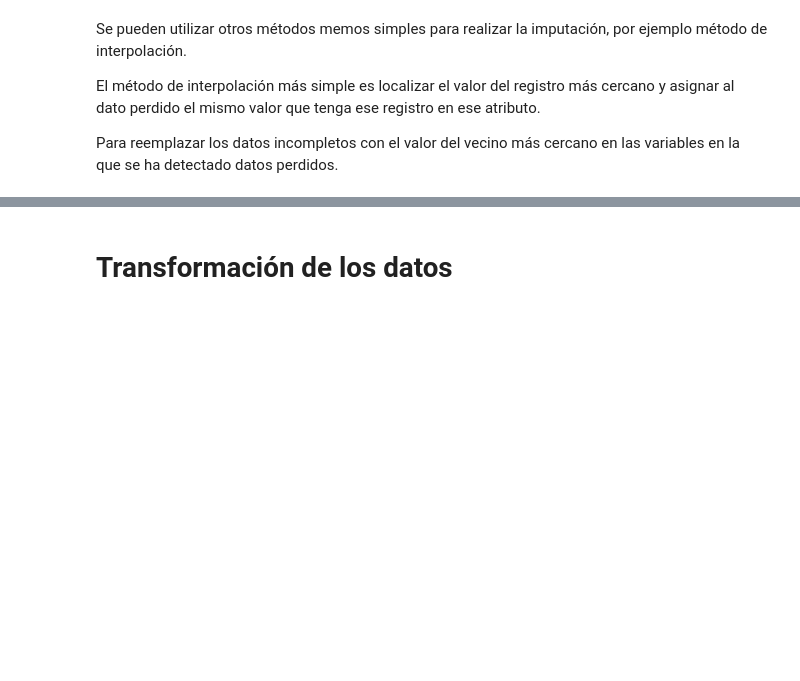
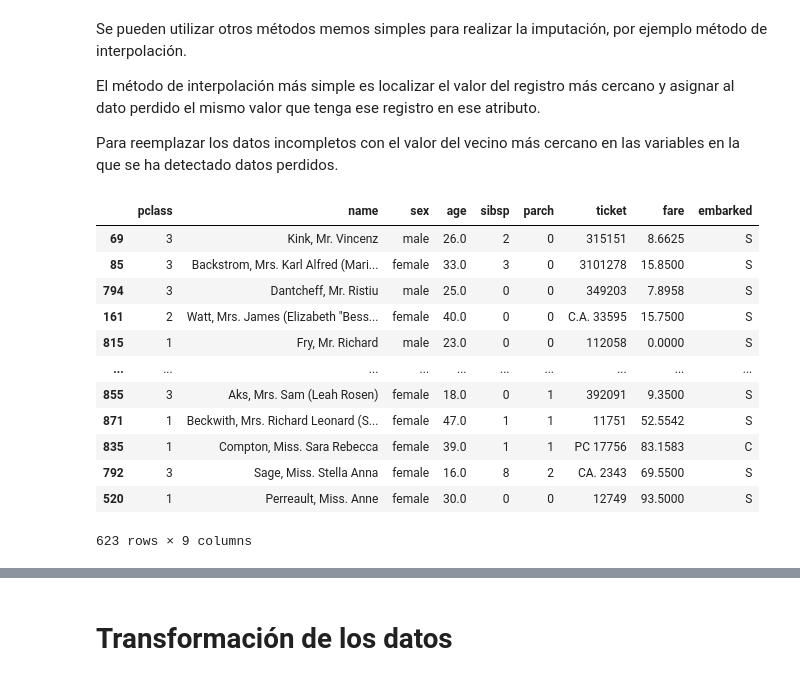
Before and after one commit to duvan1026/Titanic_Big_Data, a Jupyter notebook: ABD_CastroBautistaDuvanDario.ipynb, the cells around one changed output, grey strips where cells are left out. Drawn from its saved outputs; the diff is of its cells as text; code cells hidden in the pictures; blank space fills up the shorter version.

```diff
--- a/ABD_CastroBautistaDuvanDario.ipynb
+++ b/ABD_CastroBautistaDuvanDario.ipynb
@@ -1310,9 +1310,26 @@ Se pueden utilizar otros métodos memos simples para realizar la imputación, po
 El método de interpolación más simple es localizar el valor del registro más cercano y asignar al dato perdido el mismo valor que tenga ese registro en ese atributo.
 
 Para reemplazar los datos incompletos con el valor del vecino más cercano en las variables en la que se ha detectado datos perdidos.
+# %%
+# Copia de seguridad
+X_train_knn = X_train.copy()
 # %%
-# Imputación datos perdidos al valor del vecino más cercano por interpolación
-X_train[...] = X_train[...].interpolate(method='nearest')
-...
+# Imputación por el vecino más cercano
+X_train_knn['age'] = X_train_knn['age'].interpolate(method='nearest')
+X_train_knn
+# %% [output]
+|  | pclass | name | sex | age | sibsp | parch | ticket | fare | embarked |
+| 69 | 3 | Kink, Mr. Vincenz | male | 26.0 | 2 | 0 | 315151 | 8.6625 | S |
+| 85 | 3 | Backstrom, Mrs. Karl Alfred (Mari... | female | 33.0 | 3 | 0 | 3101278 | 15.8500 | S |
+| 794 | 3 | Dantcheff, Mr. Ristiu | male | 25.0 | 0 | 0 | 349203 | 7.8958 | S |
+| 161 | 2 | Watt, Mrs. James (Elizabeth "Bess... | female | 40.0 | 0 | 0 | C.A. 33595 | 15.7500 | S |
+| 815 | 1 | Fry, Mr. Richard | male | 23.0 | 0 | 0 | 112058 | 0.0000 | S |
+| ... | ... | ... | ... | ... | ... | ... | ... | ... | ... |
+| 855 | 3 | Aks, Mrs. Sam (Leah Rosen) | female | 18.0 | 0 | 1 | 392091 | 9.3500 | S |
+| 871 | 1 | Beckwith, Mrs. Richard Leonard (S... | female | 47.0 | 1 | 1 | 11751 | 52.5542 | S |
+| 835 | 1 | Compton, Miss. Sara Rebecca | female | 39.0 | 1 | 1 | PC 17756 | 83.1583 | C |
+| 792 | 3 | Sage, Miss. Stella Anna | female | 16.0 | 8 | 2 | CA. 2343 | 69.5500 | S |
+| 520 | 1 | Perreault, Miss. Anne | female | 30.0 | 0 | 0 | 12749 | 93.5000 | S |
+623 rows × 9 columns
 # %%
 # El modelo utilizado para el entrenamiento se aplica también sobre el conjunto test
```
Also changed, not shown: parts of 3 cells of this notebook.
